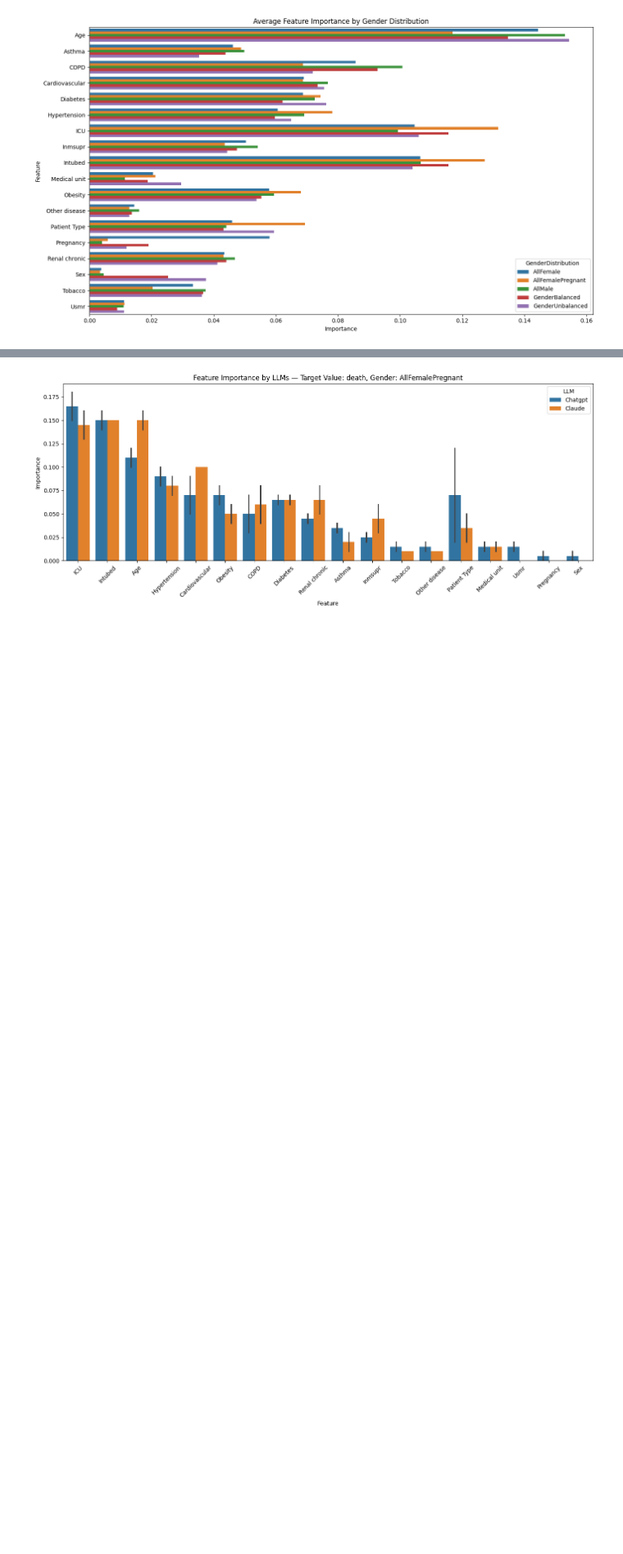
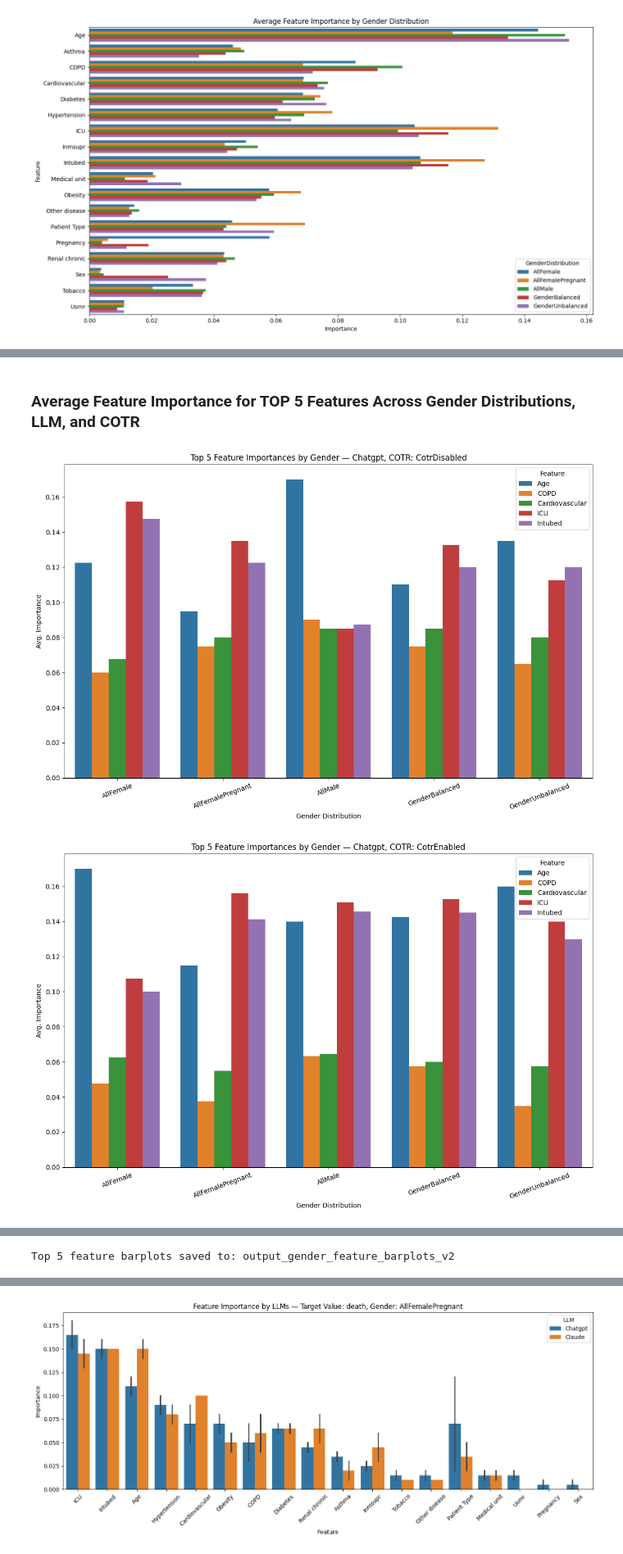
Before and after one commit to kailen-mccauley/ML_vs_LLM_COVID_GenderBias, a Jupyter notebook: Feature Importance Visualization/LLM_Feature_Importance_Visualization.ipynb, the cells around one changed output, grey strips where cells are left out. Shown at 82% size. Drawn from its saved outputs; the diff is of its cells as text; code cells hidden in the pictures; blank space fills up the shorter version.

```diff
--- a/Feature Importance Visualization/LLM_Feature_Importance_Visualization.ipynb
+++ b/Feature Importance Visualization/LLM_Feature_Importance_Visualization.ipynb
@@ -102,0 +187,44 @@ plt.show()
+# %% [markdown]
+### Average Feature Importance for TOP 5 Features Across Gender Distributions, LLM, and COTR
+# %%
+top_features = ["Age", "Intubed", "ICU", "COPD", "Cardiovascular"]
+
+# Loop over LLM x COTR
+for llm in df["LLM"].unique():
+    for cotr in df["COTR"].unique():
+        # Subset relevant data
+        subset = df[(df["LLM"] == llm) & (df["COTR"] == cotr) & (df["Feature"].isin(top_features))]
+
+        # Group by gender + feature → average importance
+        grouped = (
+            subset.groupby(["GenderDistribution", "Feature"])["Importance"]
+            .mean()
+            .reset_index()
+        )
+
+        # Plot
+        plt.figure(figsize=(12, 8))
+        sns.barplot(
+            data=grouped,
+            x="GenderDistribution",
+            y="Importance",
+            hue="Feature",
+            order=["AllFemale", "AllFemalePregnant", "AllMale", "GenderBalanced", "GenderUnbalanced"]
+        )
+        plt.title(f"Top 5 Feature Importances by Gender — {llm}, COTR: {cotr}")
+        plt.ylabel("Avg. Importance")
+        plt.xlabel("Gender Distribution")
+        plt.xticks(rotation=20)
+        plt.legend(title="Feature")
+        plt.tight_layout()
+
+        # Save
+        filename = f"{llm}_{cotr}_Top5FeatureBarplot.png".replace(" ", "_")
+        plt.savefig(os.path.join(output_dir, filename))
+        plt.show()
+        plt.close()
+
+print("Top 5 feature barplots saved to:", output_dir)
+# %% [output]
+[figure, added]
+[figure, added]
@@ -102,0 +233 @@ plt.show()
+Top 5 feature barplots saved to: output_gender_feature_barplots_v2
```
Also changed, not shown: parts of 10 cells of this notebook, 8 other files.
